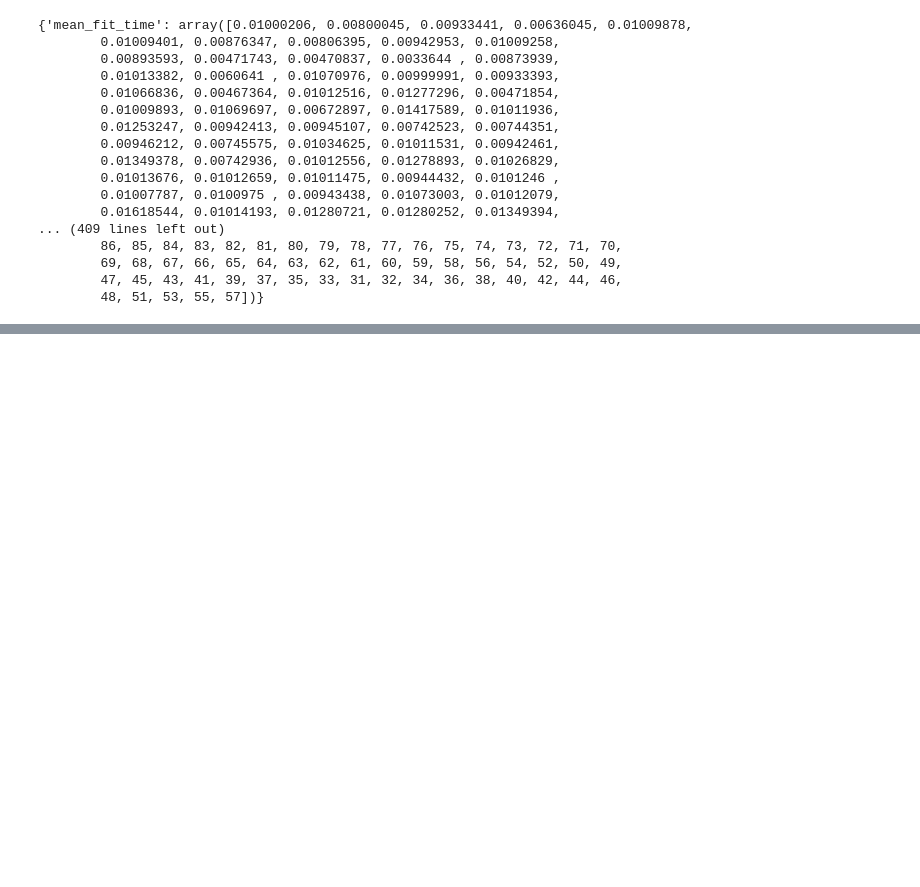
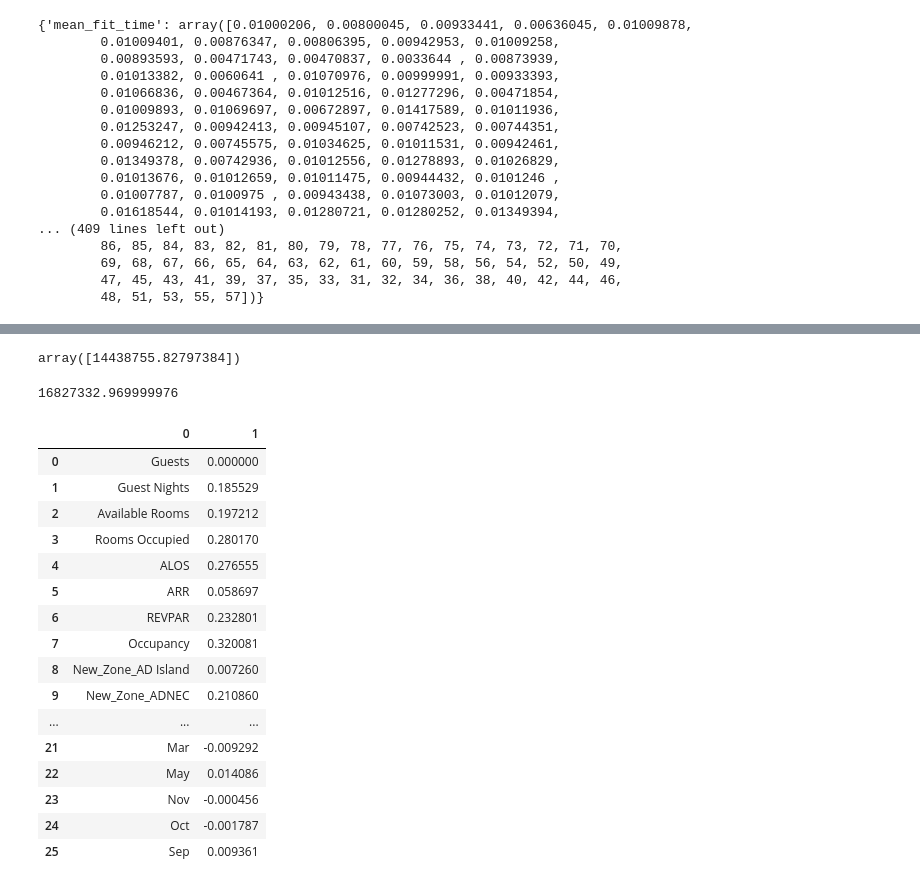
Before and after one commit to khairy84/Hospitality-invest-predictor, a Jupyter notebook: Untitled1.ipynb, the cells around one changed output, grey strips where cells are left out. Saved outputs shown, nothing was run; the diff lists cells and outputs as text; code cells hidden in the pictures; blank space fills up the shorter version.

```diff
--- a/Untitled1.ipynb
+++ b/Untitled1.ipynb
@@ -819,0 +792,28 @@ pd.DataFrame(list(zip(X.columns, np.expm1(LR.coef_)))) # the effect of each feat
+# %%
+np.expm1(grid.predict(a)) # what the model predict
+# %% [output]
+array([14438755.82797384])
+# %%
+np.expm1(y.iloc[120]) # that is the real revenue
+# %% [output]
+16827332.969999976
+# %%
+pd.DataFrame(list(zip(X.columns, np.expm1(grid.best_estimator_.named_steps['ridge_regression'].coef_)))) # the effect of each feature in the hotel revenue
+# %% [output]
+|  | 0 | 1 |
+| 0 | Guests | 0.000000 |
+| 1 | Guest Nights | 0.185529 |
+| 2 | Available Rooms | 0.197212 |
+| 3 | Rooms Occupied | 0.280170 |
+| 4 | ALOS | 0.276555 |
+| 5 | ARR | 0.058697 |
+| 6 | REVPAR | 0.232801 |
+| 7 | Occupancy | 0.320081 |
+| 8 | New_Zone_AD Island | 0.007260 |
+| 9 | New_Zone_ADNEC | 0.210860 |
+| ... | ... | ... |
+| 21 | Mar | -0.009292 |
+| 22 | May | 0.014086 |
+| 23 | Nov | -0.000456 |
+| 24 | Oct | -0.001787 |
+| 25 | Sep | 0.009361 |
```
Also changed, not shown: parts of 17 cells of this notebook.
